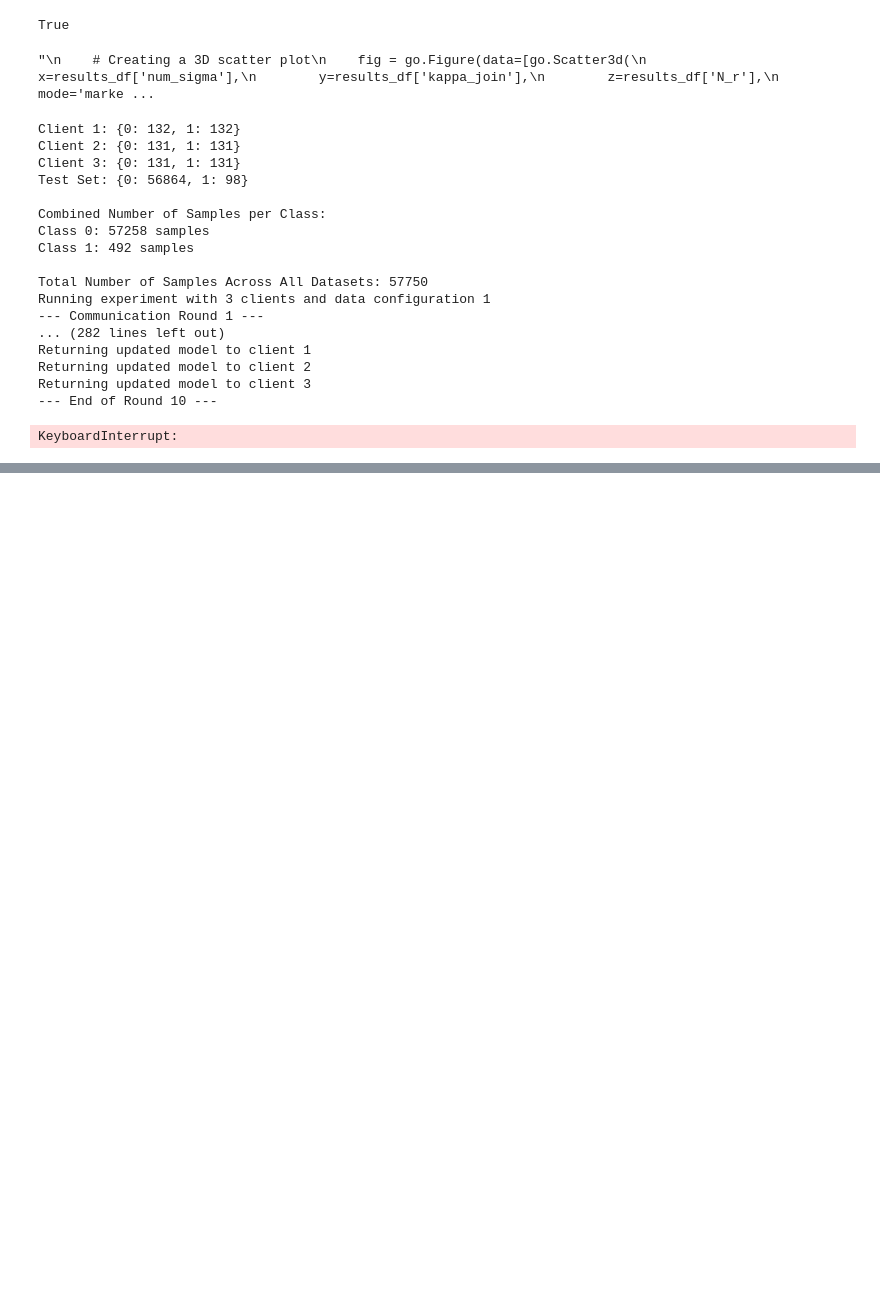
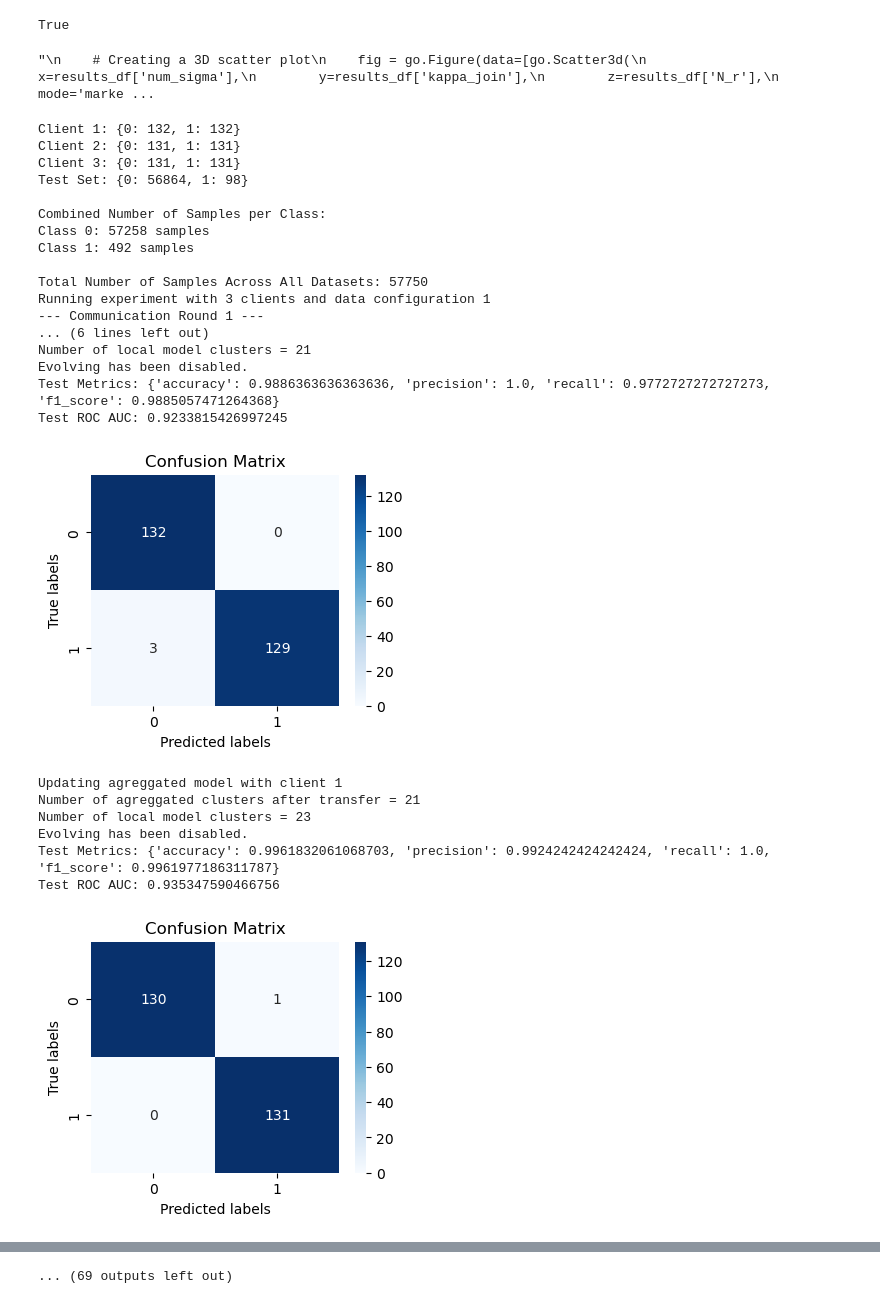
Before and after one commit to mihaozbot/eGAUSSp_Python, a Jupyter notebook: credit_fraud_experiment.ipynb, the cells around one changed output, grey strips where cells are left out. Cells and saved outputs as stored; diff of their text form; code cells hidden in the pictures; blank space fills up the shorter version.

```diff
--- a/credit_fraud_experiment.ipynb
+++ b/credit_fraud_experiment.ipynb
@@ -76,7 +76,7 @@ if False:
     # Assuming prepare_dataset function and data are defined
     X = data.iloc[:, :-1].values
     y = data.iloc[:, -1].values
-    client_train, test_data, all_data = prepare_dataset(X, y, num_clients, balance="nearmiss")
+    client_train, test_data, all_data = prepare_dataset(X, y, num_clients, balance="centroids")
 
     # Initialize a lock and a shared variable for progress tracking
     lock = threading.Lock()
@@ -166,10 +166,10 @@ local_model_params = {
     "num_classes": 2,
     "kappa_n": 1,
     "num_sigma": 2,
-    "kappa_join": 0.7,
+    "kappa_join": 1,
     "S_0": 1e-10,
-    "N_r": 4,
-    "c_max": 300,
+    "N_r": 2,
+    "c_max": 100,
     "num_samples": 100,
     "device": device
 }
@@ -179,10 +179,10 @@ federated_model_params = {
     "num_classes": 2,
     "kappa_n": 1,
     "num_sigma": 2,
-    "kappa_join": 0.7,
+    "kappa_join": 1,
     "S_0": 1e-10,
-    "N_r": 4,
-    "c_max": 300,
+    "N_r": 2,
+    "c_max": 100,
     "num_samples": 100,
     "device": device
 }
@@ -273,14 +273,14 @@ def run_experiment(num_clients, num_rounds, clients_data, test_data):
             print(f"Number of local model clusters = {sum(client_model.n[0:client_model.c]> client_model.kappa_n)}")
             # Run the forward function on the training data
 
-            '''
+
             all_scores, pred_max, _ = test_model_in_batches(client_model, clients_data[client_idx], batch_size=300)
             binary = calculate_metrics(pred_max, clients_data[client_idx], "binary")
             roc_auc = calculate_roc_auc(all_scores, clients_data[client_idx])
             print(f"Test Metrics: {binary}")
             print(f"Test ROC AUC: {roc_auc}")
             plot_confusion_matrix(pred_max, clients_data[client_idx])
-            '''
+
 
             #client_model.federal_agent.federated_merging()
             #print(f"Number of local model clusters after merging = {sum(client_model.n[0:client_model.c]> client_model.kappa_n)}")
@@ -346,8 +346,8 @@ def run_experiment(num_clients, num_rounds, clients_data, test_data):
             #local_models[client_idx] = federated_model
 
             local_models[client_idx].federal_agent.merge_model_privately(federated_model, federated_model.kappa_n)
-            local_models[client_idx].score = torch.ones_like(local_models[client_idx].score)
-            local_models[client_idx].num_pred = torch.zeros_like(local_models[client_idx].score)
+            #local_models[client_idx].score = torch.ones_like(local_models[client_idx].score)
+            #local_models[client_idx].num_pred = torch.zeros_like(local_models[client_idx].score)
 
             #local_models[client_idx].federal_agent.federated_merging()
 
@@ -360,9 +360,9 @@ def run_experiment(num_clients, num_rounds, clients_data, test_data):
             '''
 
         print(f"--- End of Round {round + 1} ---\n")
-        if  round == (num_rounds-1):
+        #if  round == (num_rounds-1):
         #    pass
-            plot_interesting_features(test_data, model=federated_model, num_sigma=federated_model.num_sigma, N_max = federated_model.kappa_n)
+        plot_interesting_features(clients_data[0], model=federated_model, num_sigma=federated_model.num_sigma, N_max = federated_model.kappa_n)
         #test_data, clients_data[0]
         # Write round information and results to file
         write_to_file(result_file, round_info)
@@ -414,7 +414,7 @@ for num_clients in client_counts:
         if data_config_index == 3:
             X = data.iloc[:, :-1].values
             y = data.iloc[:, -1].values
-            client_train, test_data, all_data = prepare_dataset(X, y, num_clients, balance = 'smote')
+            client_train, test_data, all_data = prepare_dataset(X, y, num_clients, balance = 'function_sampler')
 
         display_dataset_split(client_train, test_data)
 
@@ -426,36 +426,43 @@ for num_clients in client_counts:
             import yappi
 
             print(f"... with profiler")
             pr = cProfile.Profile()
             pr.enable()
             yappi.start()
             metrics =  run_experiment(num_clients, num_rounds, client_train, test_data)
             yappi.stop()
             pr.disable()
 
             pr.print_stats(sort='cumtime')
             yappi.get_thread_stats().print_all()
             yappi.get_func_stats().print_all()
 
         else:
             metrics = run_experiment(num_clients, num_rounds, client_train, test_data)
             experiments.append(metrics)
 # %% [output]
 Client 1: {0: 132, 1: 132}
 Client 2: {0: 131, 1: 131}
 Client 3: {0: 131, 1: 131}
 Test Set: {0: 56864, 1: 98}
 
 Combined Number of Samples per Class:
 Class 0: 57258 samples
 Class 1: 492 samples
 
 Total Number of Samples Across All Datasets: 57750
 Running experiment with 3 clients and data configuration 1
 --- Communication Round 1 ---
-... (282 lines left out)
-Returning updated model to client 1
-Returning updated model to client 2
-Returning updated model to client 3
---- End of Round 10 ---
+... (6 lines left out)
+Number of local model clusters = 21
+Evolving has been disabled.
+Test Metrics: {'accuracy': 0.9886363636363636, 'precision': 1.0, 'recall': 0.9772727272727273, 'f1_score': 0.9885057471264368}
+Test ROC AUC: 0.9233815426997245
+[figure, added]
-KeyboardInterrupt:
+Updating agreggated model with client 1
+Number of agreggated clusters after transfer = 21
+Number of local model clusters = 23
+Evolving has been disabled.
+Test Metrics: {'accuracy': 0.9961832061068703, 'precision': 0.9924242424242424, 'recall': 1.0, 'f1_score': 0.9961977186311787}
+Test ROC AUC: 0.935347590466756
+[figure, added]
@@ -462,3 +510,4 @@ KeyboardInterrupt:
+... (69 outputs left out)
 # %%
 print("All Rounds Completed. Metrics Collected:")
 for metric in metrics:
```
Also changed, not shown: parts of 1 cell of this notebook, 6 other files.
